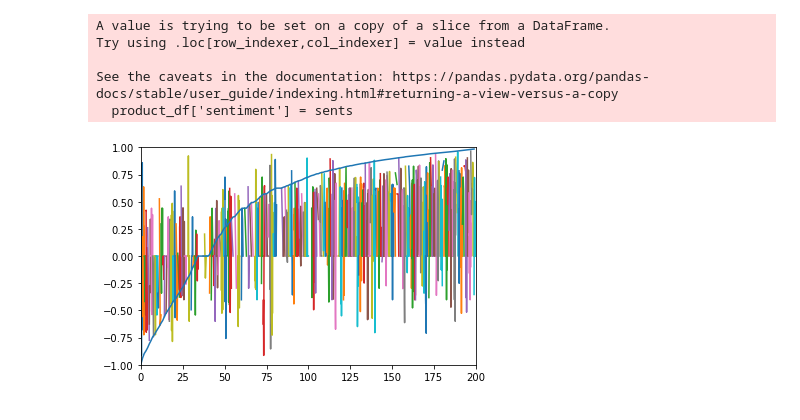
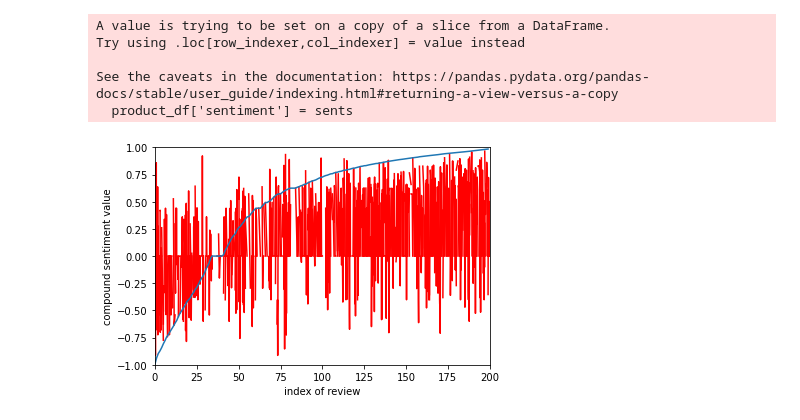
Before and after one commit to EricvanSchaik/TopSumProject, a Jupyter notebook: notebooks/ranking/sentiment_deviation.ipynb, the cells around one changed output. Saved outputs shown, nothing was run; the diff lists cells and outputs as text; code cells hidden in the pictures.

Commit message:
Improved sentiment deviation graph

```diff
--- a/notebooks/ranking/sentiment_deviation.ipynb
+++ b/notebooks/ranking/sentiment_deviation.ipynb
@@ -32,16 +32,18 @@ See the caveats in the documentation: https://pandas.pydata.org/pandas-docs/stab
 # %%
 sample_size = 200
 step_size = len(reviews)//sample_size
 plt.axis([0, sample_size, -1, 1])
 rev_compounds = list()
 for index, review in enumerate(reviews[:step_size*sample_size:step_size]):
     rev_compounds.append(sia.polarity_scores(review)['compound'])
     sentences = review.split('.')
     sen_compounds = list()
     for sentence in sentences:
         sen_compounds.append(sia.polarity_scores(sentence)['compound'])
-    plt.plot(np.linspace(index, index+1, len(sentences)), sen_compounds)
+    plt.plot(np.linspace(index, index+1, len(sentences)), sen_compounds, color='red')
 plt.plot(range(sample_size), rev_compounds)
+plt.xlabel('index of review')
+plt.ylabel('compound sentiment value')
 plt.show()
 # %% [output]
-[figure, old version]
+[figure, new version]
```
